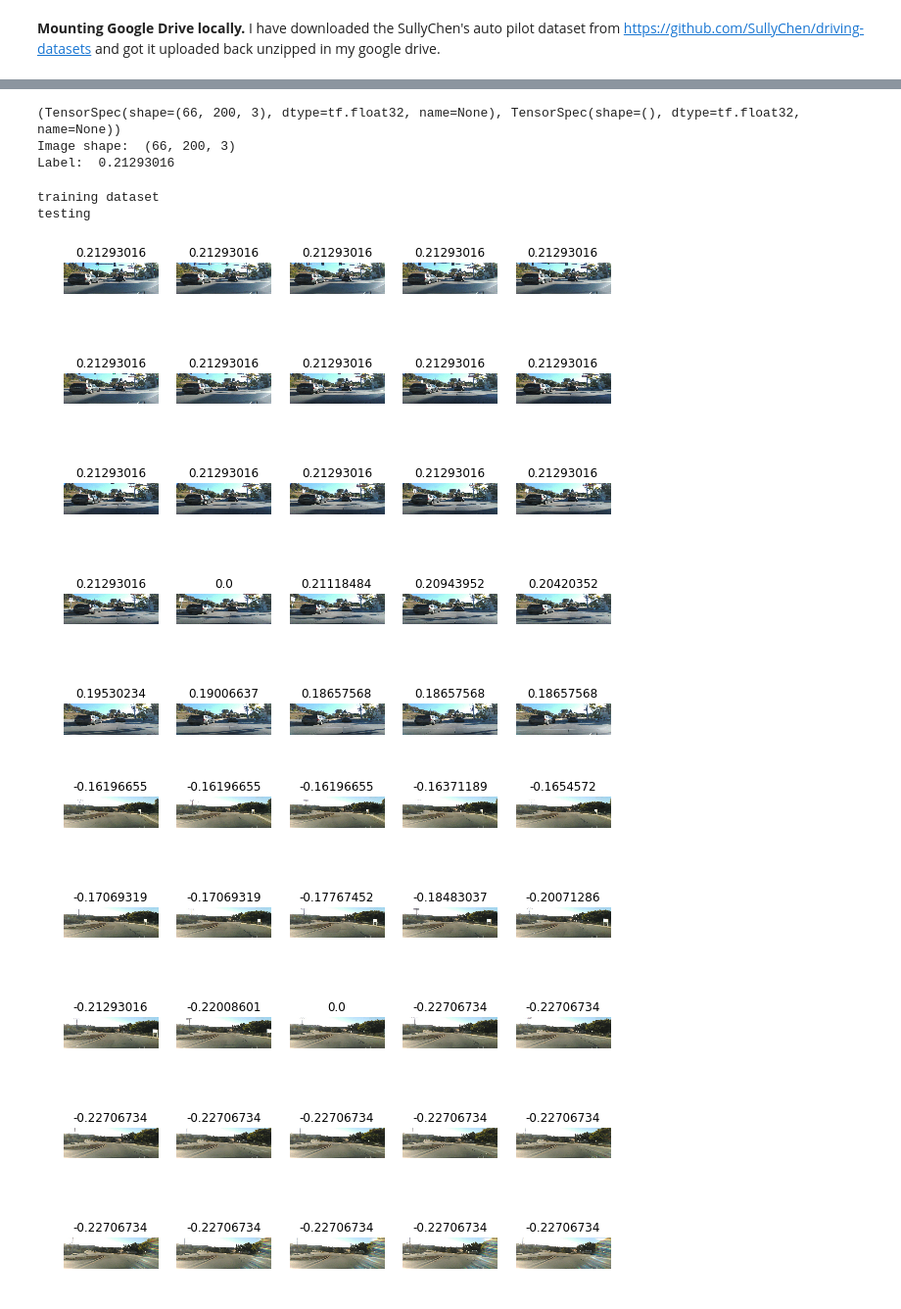
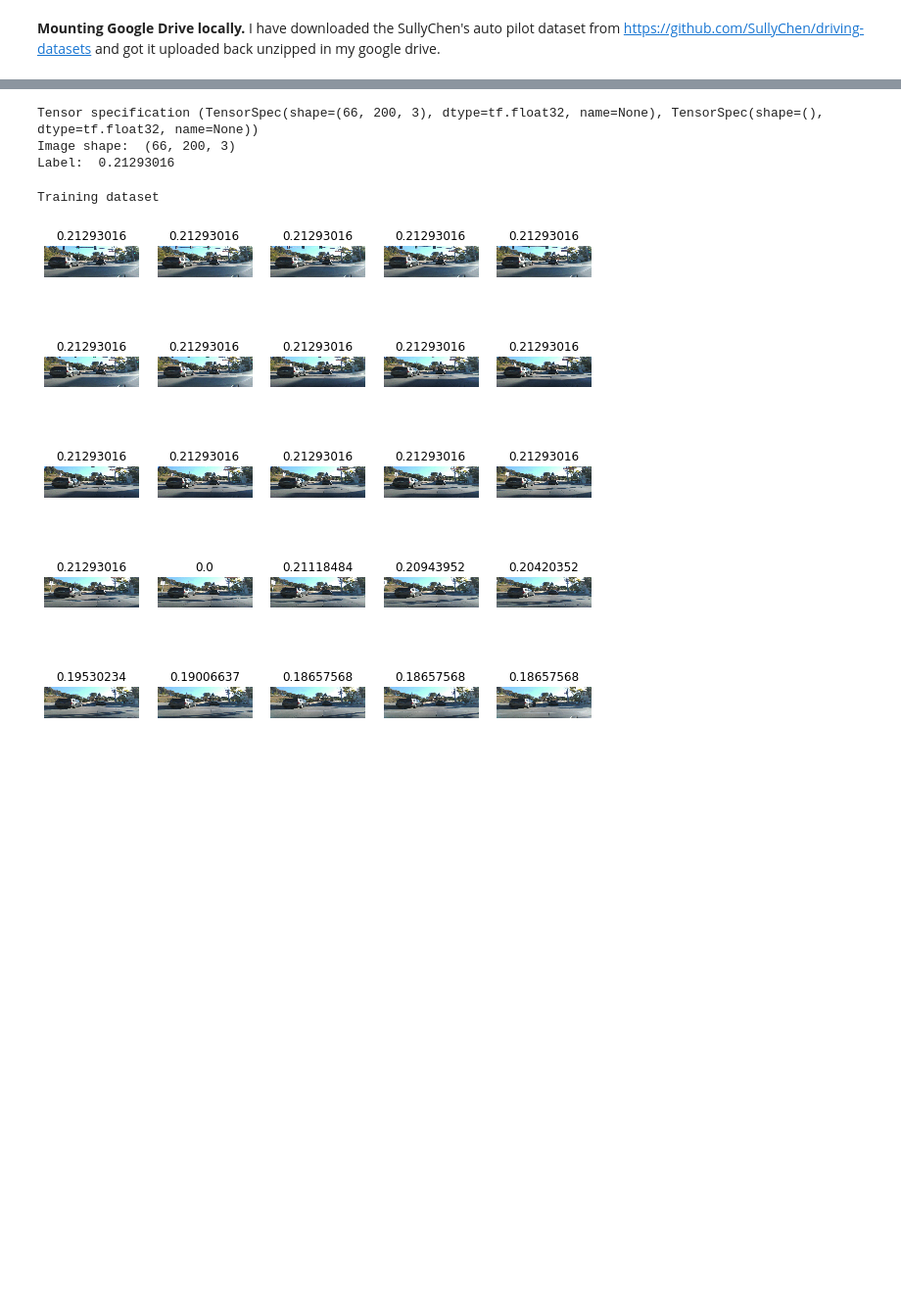
Before and after one commit to naman-mehta/predict_steering_angle, a Jupyter notebook: selfdriving.ipynb, the cells around one changed output, grey strips where cells are left out. Shown: that part at 98% size. Cells and saved outputs as stored; diff of their text form; code cells hidden in the pictures; blank space fills up the shorter version.

```diff
--- a/selfdriving.ipynb
+++ b/selfdriving.ipynb
@@ -51,14 +40,13 @@ len(contents)
 # %%
-contents1 = tf.data.Dataset.from_tensor_slices(contents)
-contents1.element_spec
+dataset = tf.data.Dataset.from_tensor_slices(contents)
+print(dataset.element_spec)
 
-for line in contents1.take(1):
-  print(line)
+# print the
+for line in dataset.take(1):
   x=tf.strings.split(tf.strings.split(line, ',')[0],' ')[1]
   y=tf.strings.to_number(x)
   pi_on_180 = 0.017453292519943295
   a=tf.math.multiply(y,pi_on_180)
 
-a
 #x=tf.strings.split(tf.strings.split(contents2, ',')[0],' ')[1]
 # %% [output]
@@ -70,12 +57,16 @@ AUTOTUNE = tf.data.experimental.AUTOTUNE
 IMG_WIDTH=66
 IMG_HEIGHT=200
 
+#get label function returns label
 def get_label(file_path):
-  file_path=tf.strings.split(tf.strings.split(file_path, ',')[0],' ')[1]
-  label_in_degree=tf.strings.to_number(file_path)
+  #It takes out angle which is the second element in string
+  label_in_string = tf.strings.split(tf.strings.split(file_path, ',')[0],' ')[1]
+  label_in_degree = tf.strings.to_number(label_in_string)
   pi_on_180 = 0.017453292519943295
+  #convert it to radian and return
   return tf.math.multiply(label_in_degree,pi_on_180)
 
+#decode_img functions returns the resized image
 def decode_img(img):
   # convert the compressed string to a 3D uint8 tensor
   img = tf.image.decode_jpeg(img, channels=3)
@@ -84,6 +75,7 @@ def decode_img(img):
   # resize the image to the desired size.
   return tf.image.resize(img, [IMG_WIDTH, IMG_HEIGHT])
 
+#process_path function returns image and label together
 def process_path(file_path):
   label = get_label(file_path)
   # load the raw data from the file as a string
@@ -92,17 +84,21 @@ def process_path(file_path):
   return img, label
 
 # Set `num_parallel_calls` so multiple images are loaded/processed in parallel.
-labeled_ds = contents1.map(process_path,num_parallel_calls=AUTOTUNE)
-print(labeled_ds.element_spec)
+labeled_ds = dataset.map(process_path,num_parallel_calls=AUTOTUNE)
+#Dataset.element_spec property allows us to inspect the type of each element component
+print("Tensor specification",labeled_ds.element_spec)
 
+#print the shape and angle of 1st image in dataset
 for image, label in labeled_ds.take(1):
   print("Image shape: ", image.numpy().shape)
   print("Label: ", label.numpy())
 
-train = labeled_ds.take(int(len(contents)*0.8))
-test = labeled_ds.skip(int(len(contents)*0.8))
+#WE CAN SPLIT THE DATASET HERE OR DURING CALL FOR TRAINING
+#split the dataset in 80:20 ratio
+# train = labeled_ds.take(int(len(contents)*0.8))
+# test = labeled_ds.skip(int(len(contents)*0.8))
 # %% [output]
-(TensorSpec(shape=(66, 200, 3), dtype=tf.float32, name=None), TensorSpec(shape=(), dtype=tf.float32, name=None))
+Tensor specification (TensorSpec(shape=(66, 200, 3), dtype=tf.float32, name=None), TensorSpec(shape=(), dtype=tf.float32, name=None))
 Image shape:  (66, 200, 3)
 Label:  0.21293016
 # %%
@@ -117,41 +113,40 @@ def show_batch(image_batch, label_batch):
       ax = plt.subplot(5,5,n+1)
       plt.imshow(image_batch[n])
       plt.title(label_batch[n])
       plt.axis('off')
 
 
 def prepare_for_training(ds, cache=True):
   # This is a small dataset, only load it once, and keep it in memory.
   # use `.cache(filename)` to cache preprocessing work for datasets that don't
   # fit in memory.
   if cache:
     if isinstance(cache, str):
       ds = ds.cache(cache)
     else:
       ds = ds.cache()
   # Repeat forever
   ds = ds.repeat()
 
-  ds = ds.batch(BATCH_SIZE)
+  ds = ds.batch(1000)
 
   # `prefetch` lets the dataset fetch batches in the background while the model
   # is training.
   ds = ds.prefetch(buffer_size=AUTOTUNE)
 
   return ds
 
-train_ds = prepare_for_training(train)
-test_ds = prepare_for_training(test)
-print("training dataset")
+
+test_ds = prepare_for_training(labeled_ds)
+print("Training dataset")
 train_images, train_labels = next(iter(train_ds))
 
 show_batch(train_images.numpy(), train_labels.numpy())
-print("testing")
-test_images, test_labels = next(iter(test_ds))
 
-show_batch(test_images.numpy(), test_labels.numpy())
+# print("testing")
+# test_images, test_labels = next(iter(test_ds))
+
+# show_batch(test_images.numpy(), test_labels.numpy())
 # %% [output]
-training dataset
-testing
+Training dataset
-[figure, old version]
+[figure, new version]
-[figure, removed]
```
Also changed, not shown: parts of 16 cells of this notebook.
